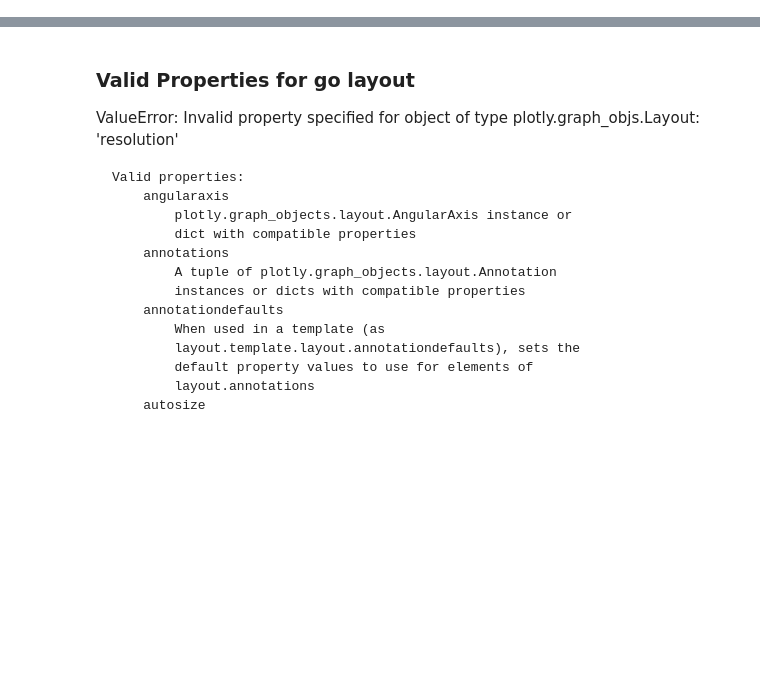
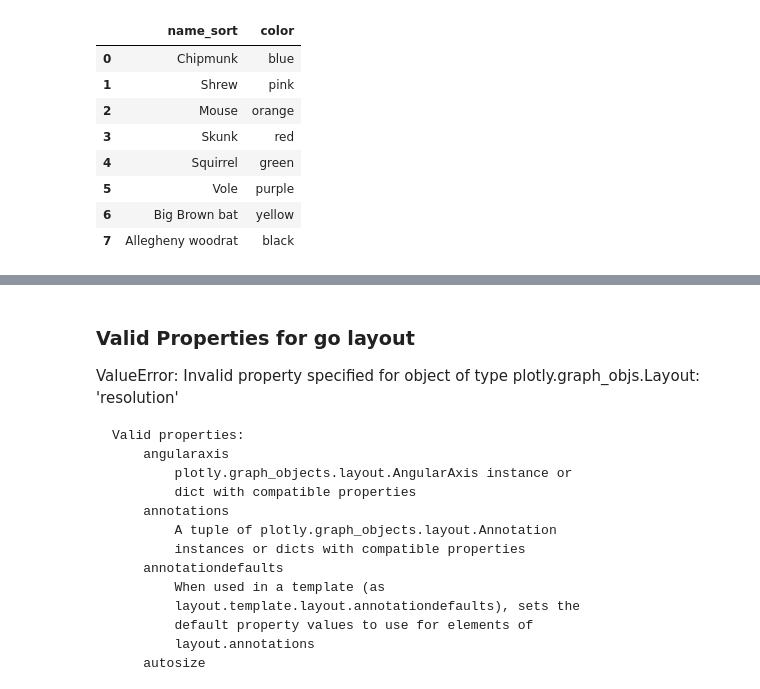
Before and after one commit to TianaCurry/AWHI-projects, a Jupyter notebook: AWHI_Geoplot_maps.ipynb, the cells around one changed output, grey strips where cells are left out. Cells and saved outputs as stored; diff of their text form; code cells hidden in the pictures; blank space fills up the shorter version.

```diff
--- a/AWHI_Geoplot_maps.ipynb
+++ b/AWHI_Geoplot_maps.ipynb
@@ -588,0 +636,22 @@ vole_df
+# %%
+animal_colors = {'Chipmunk':'blue',
+                 'Shrew':'pink',
+                 'Mouse':'orange',
+                 'Skunk':'red',
+                 'Squirrel':'green',
+                 'Vole':'purple',
+                 'Big Brown bat':'yellow',
+                 'Allegheny woodrat':'black'}
+color_df = pd.DataFrame.from_dict(animal_colors,orient='index').reset_index()
+color_df.columns = ['name_sort','color']
+color_df
+# %% [output]
+|  | name_sort | color |
+| 0 | Chipmunk | blue |
+| 1 | Shrew | pink |
+| 2 | Mouse | orange |
+| 3 | Skunk | red |
+| 4 | Squirrel | green |
+| 5 | Vole | purple |
+| 6 | Big Brown bat | yellow |
+| 7 | Allegheny woodrat | black |
```
Also changed, not shown: parts of 15 cells of this notebook, 2 other files.
